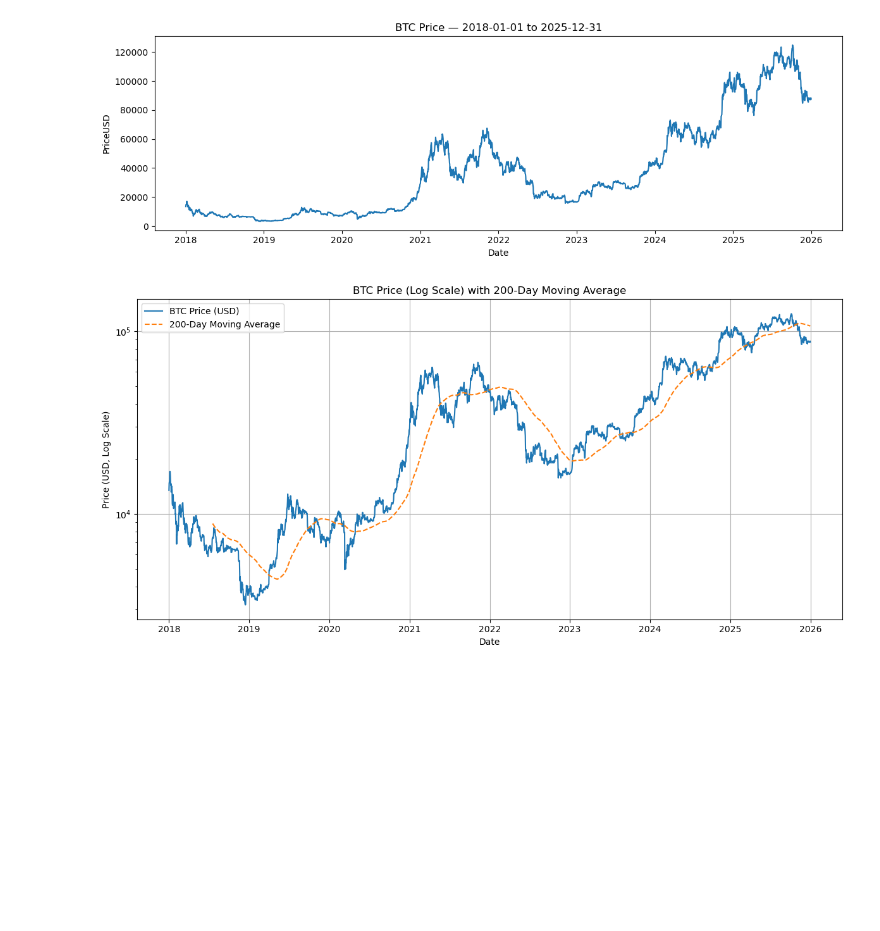
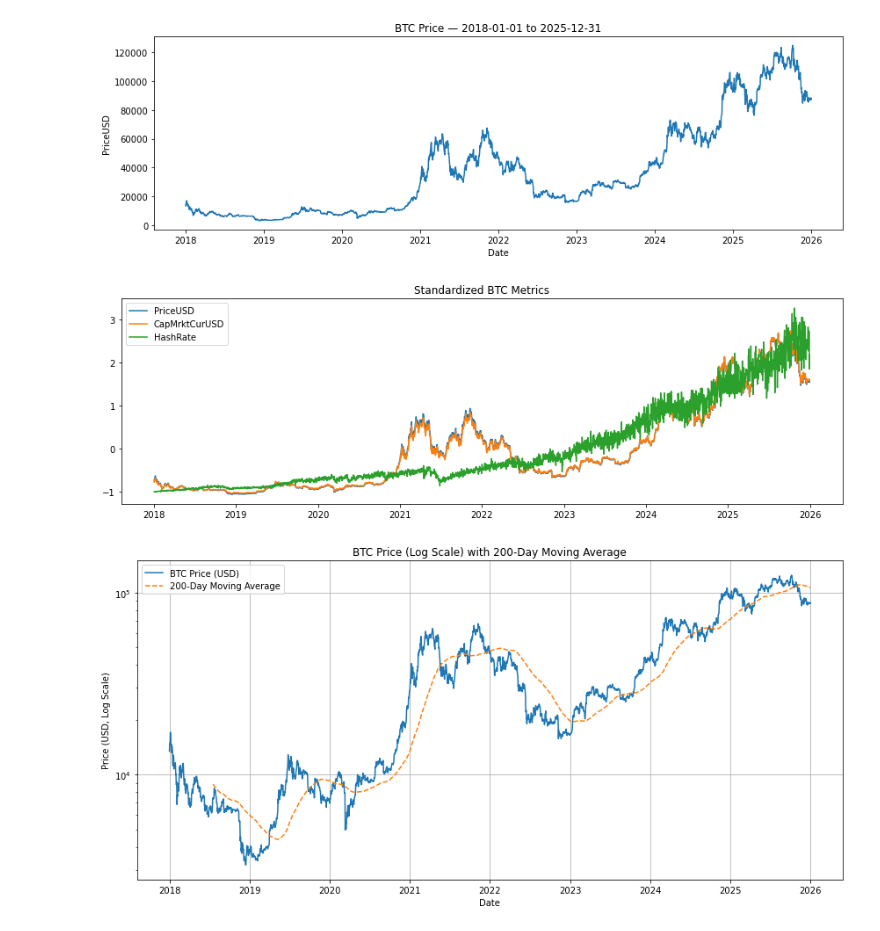
Before and after one commit to shuangvely/bitcoin-analytics-capstone-sp26-team08, a Jupyter notebook: eda/EDA.ipynb, the cells around one changed output. Cells and saved outputs as stored; diff of their text form; code cells hidden in the pictures; blank space fills up the shorter version.

```diff
--- a/eda/EDA.ipynb
+++ b/eda/EDA.ipynb
@@ -141,5 +146,21 @@ plt.show()
 # %% [output]
 [figure]
+# %%
+cols = ["PriceUSD", "CapMrktCurUSD", "HashRate"]
+scaled = StandardScaler().fit_transform(df[cols])
+
+plt.figure(figsize=(12,4))
+plt.plot(df.index, scaled)
+plt.legend(cols)
+plt.title("Standardized BTC Metrics")
+plt.tight_layout()
+plt.savefig("plots/Standardized BTC Metrics.png", dpi=300)
+plt.show()
+
+# While BTC Price and Market Cap move almost identically due to their mechanical linkage, Hashrate reflects the underlying mining activity and network security.
+# Unlike price, Hashrate demonstrates structural growth with cyclical adjustments, making it a more informative indicator of long-term network investment dynamics.
+# %% [output]
+[figure, added]
 # %%
 # BTC Price (Log Scale) with 200-Day Moving Average
 plt.figure(figsize=(12, 6))
```
Also changed, not shown: parts of 30 cells of this notebook.
